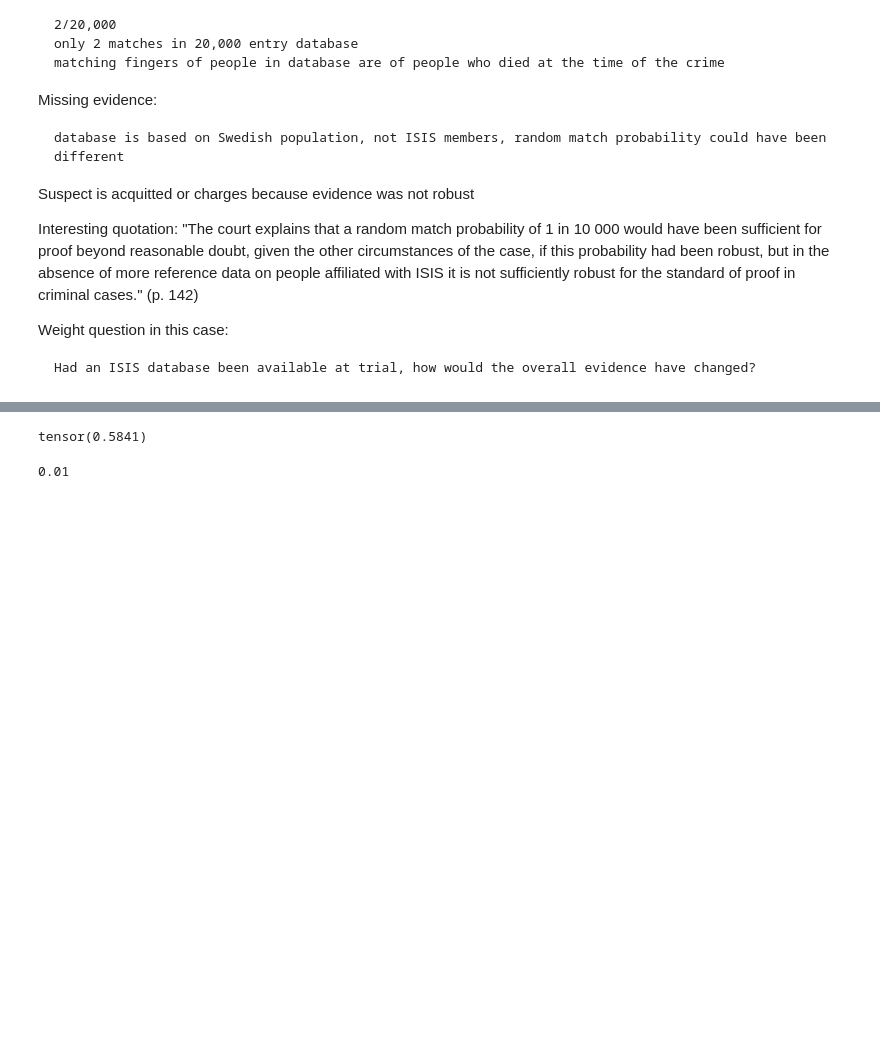
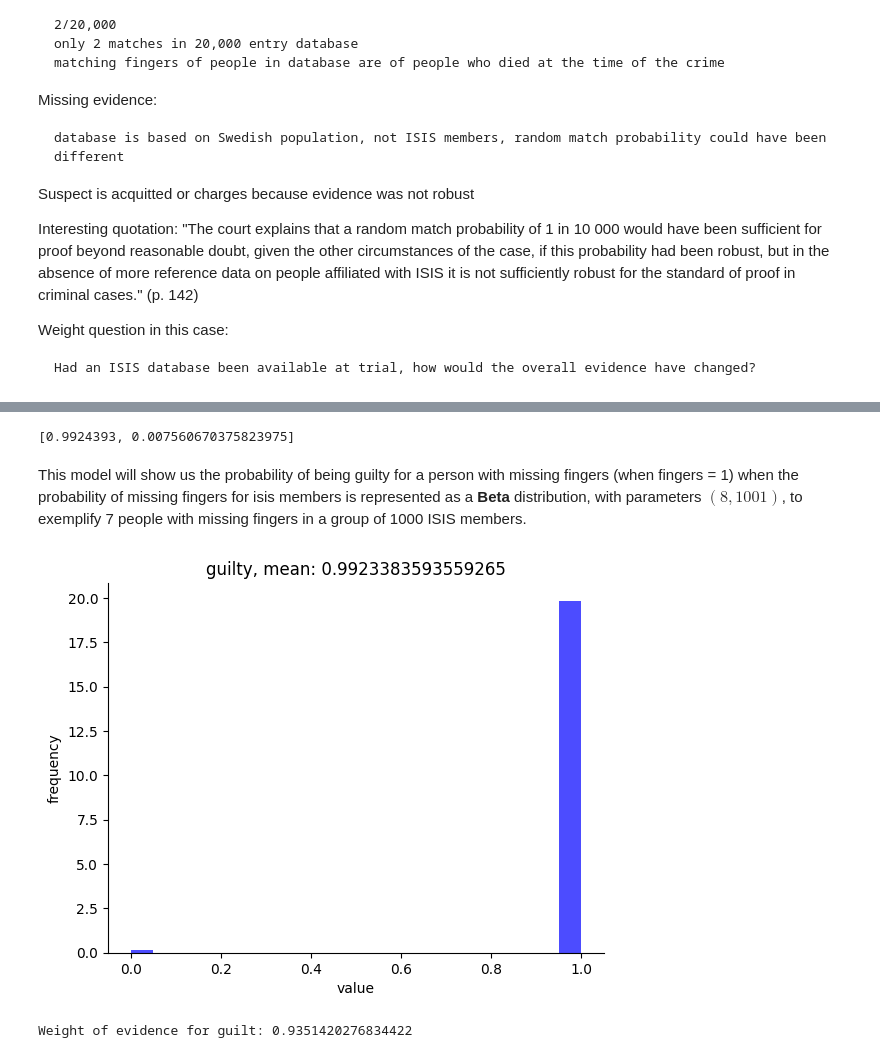
Before and after one commit to rfl-urbaniak/MRbook, a Jupyter notebook: weight-paper/scripts/missing_fingers.ipynb, the cells around one changed output, grey strips where cells are left out. Saved outputs shown, nothing was run; the diff lists cells and outputs as text; code cells hidden in the pictures; blank space fills up the shorter version.

```diff
--- a/weight-paper/scripts/missing_fingers.ipynb
+++ b/weight-paper/scripts/missing_fingers.ipynb
@@ -90,47 +230,38 @@ The function above calculates weight of evidence of a posterior $p$ in a followi
+# %%
+# just a quick look how this variable looks like
+posterior_guilt
+# %% [output]
+[0.9924393, 0.007560670375823975]
+# %% [markdown]
+This model will show us the probability of being guilty for a person with missing fingers (when fingers = 1) when the probability of missing fingers for isis members is represented as a **Beta** distribution, with parameters $(8, 1001)$, to exemplify 7 people with missing fingers in a group of 1000 ISIS members.
 # %%
-def fingers_model_just_sweden():
-    """
+def fingers_model():
 
-    fingers_model_just_sweden is a model defined as a function in Pyro.
-    Each line defines a variable
-
-
-    """
-
-    prob_guilty = pyro.sample("prob_guilty", dist.Beta(1, 1))
-    # a value sampled from a beta distribution
+    prob_guilty = pyro.sample("prob_guilty", dist.Beta(1, 1))  # this is unrealistically and extremely charitable if set to 1,1
+    # as it means we have no prior belief about isis fighters torturing and killing people, while it was part of their modus operandi
 
     guilty = pyro.sample("guilty", dist.Bernoulli(prob_guilty))
 
-    pr_fingers_if_swedish = pyro.sample("pr_fingers_if_swedish", dist.Beta(3, 20001))
+    # the only difference is that the probability of having fingers missing if in ISIS is now sampled from a Beta distribution
+    pr_fingers_if_isis = pyro.sample("pr_fingers_if_isis",  dist.Beta(8, 1001))  # charitably, chance of fingers if in isis
 
-    pr_fingers = pyro.deterministic("fingers_prob", guilty * 1 + (1 - guilty) * pr_fingers_if_swedish)
+
+    pr_fingers = pyro.deterministic("fingers_prob", guilty * 1 +
+                                        (1 - guilty) * pr_fingers_if_isis)
 
     fingers = pyro.sample("fingers", dist.Bernoulli(pr_fingers))
 
-
-
-
-
-
-
-pyro.render_model(fingers_model_just_sweden)
+pyro.render_model(fingers_model)
 
 with pyro.poutine.trace() as tr:
     with pyro.plate("data", 100000):
-        fingers_model_just_sweden()
+        fingers_model()
 
 nodes = tr.trace.nodes
+df = plot_from_nodes(nodes, filters = {'fingers': 1.0}, nodes_to_plot=["guilty"])
 
-
-
-plot_from_nodes(nodes, filters = {'fingers': 1.0}, nodes_to_plot=["pr_fingers_if_swedish", "guilty"])
+posterior_guilt =  [df['guilty'].mean(), 1 - df['guilty'].mean()]
+print(f"Weight of evidence for guilt: {weight(posterior_guilt)}")
+# %% [output]
+[figure, added]
+Weight of evidence for guilt: 0.9351420276834422
-# %%
-prob_guilty = pyro.sample("prob_guilty", dist.Beta(1, 1))
-prob_guilty
-# %% [output]
-tensor(0.5841)
-# %%
-2/20000 * 100
-# %% [output]
-0.01
```
Also changed, not shown: parts of 12 cells of this notebook, 1 other file.
